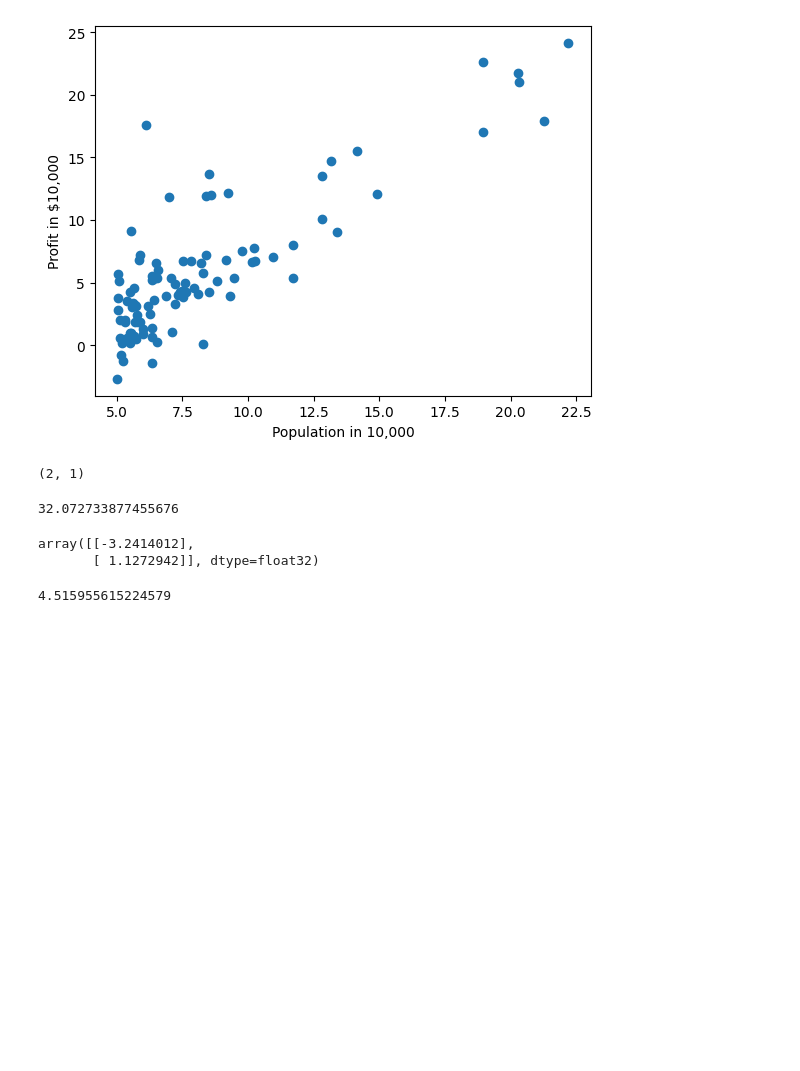
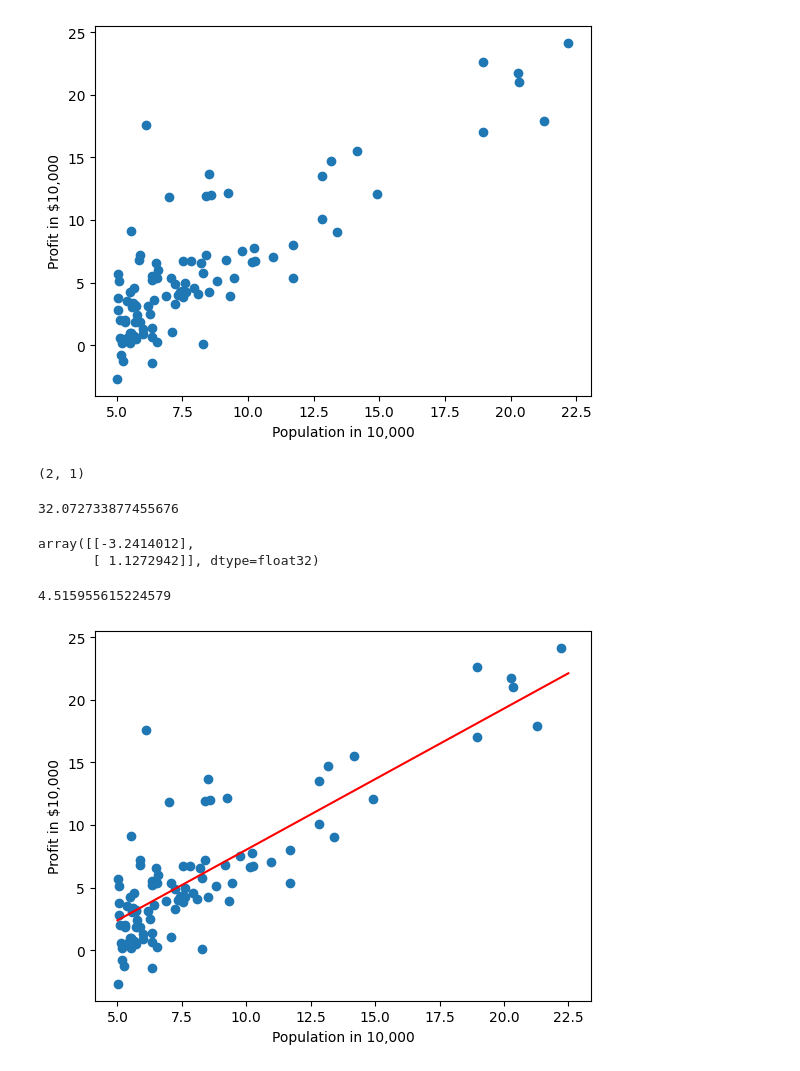
Before and after one commit to MKrysz/6th, a Jupyter notebook: ML/lab02/lab02.ipynb, the cells around one changed output. Saved outputs shown, nothing was run; the diff lists cells and outputs as text; code cells hidden in the pictures; blank space fills up the shorter version.

```diff
--- a/ML/lab02/lab02.ipynb
+++ b/ML/lab02/lab02.ipynb
@@ -90,2 +91,13 @@ computeCost(X, y, theta)
+# %%
+#10
+plt.scatter(x, y)
+x_val = np.linspace(5, 22.5)
+y_val = theta[1] * x_val + theta[0]
+plt.plot(x_val, y_val, "r")
+plt.xlabel("Population in 10,000")
+plt.ylabel("Profit in $10,000")
+plt.show()
+# %% [output]
+[figure, added]
 # %%
 #11
```
Also changed, not shown: parts of 12 cells of this notebook, 2 other files.
